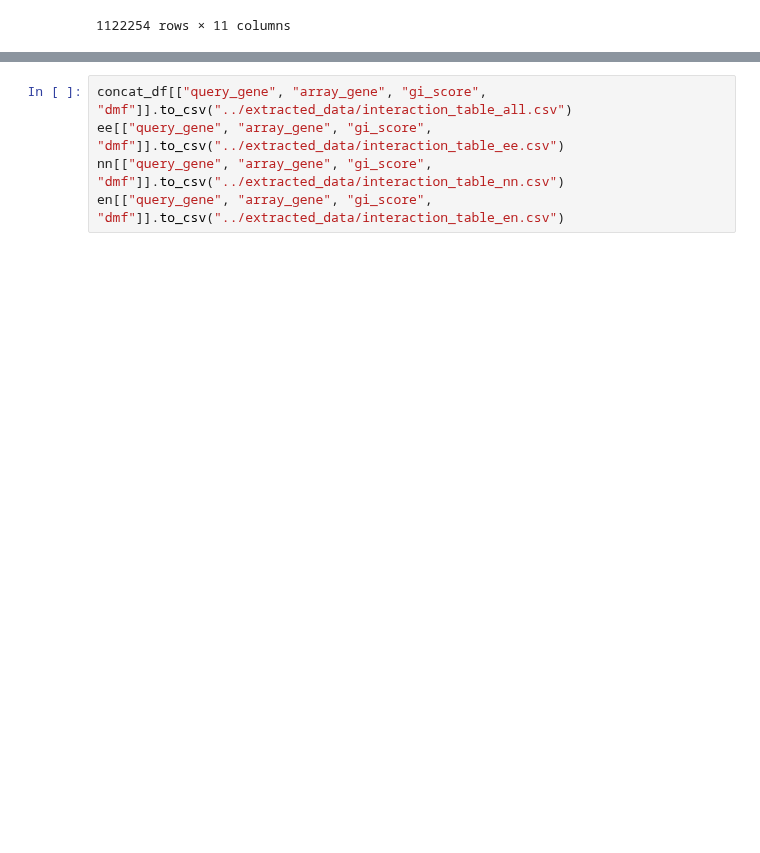
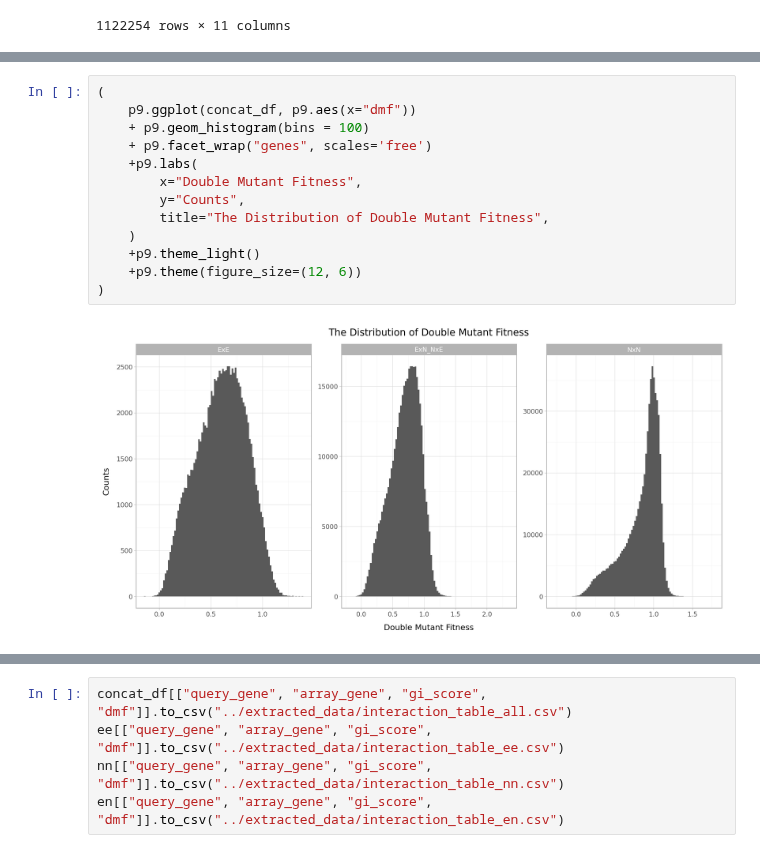
Before and after one commit to egekurt123/yeast_gene_interactions, a Jupyter notebook: data_wrangling/interaction_table.ipynb, the cells around one changed output, grey strips where cells are left out. Drawn from its saved outputs; the diff is of its cells as text; blank space fills up the shorter version.

```diff
--- a/data_wrangling/interaction_table.ipynb
+++ b/data_wrangling/interaction_table.ipynb
@@ -142,0 +143,15 @@ concat_df
+# %%
+(
+    p9.ggplot(concat_df, p9.aes(x="dmf"))
+    + p9.geom_histogram(bins = 100)
+    + p9.facet_wrap("genes", scales='free')
+    +p9.labs(
+        x="Double Mutant Fitness",
+        y="Counts",
+        title="The Distribution of Double Mutant Fitness",
+    )
+    +p9.theme_light()
+    +p9.theme(figure_size=(12, 6))
+)
+# %% [output]
+[figure, added]
```
Also changed, not shown: parts of 4 cells of this notebook.
